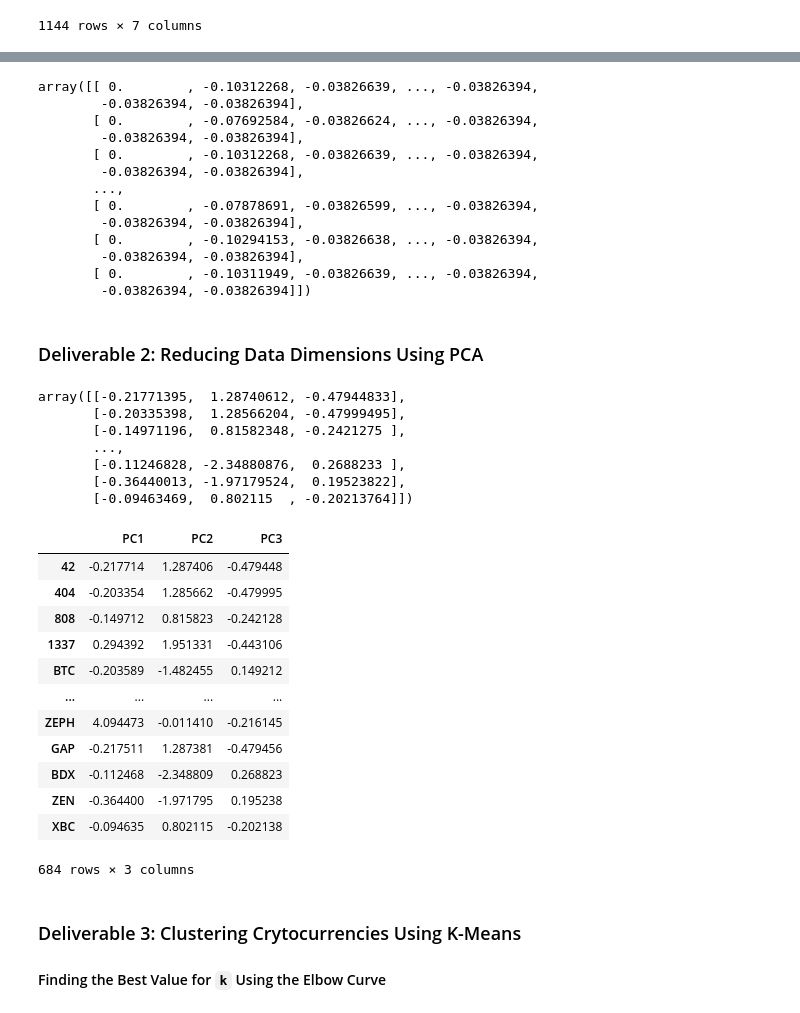
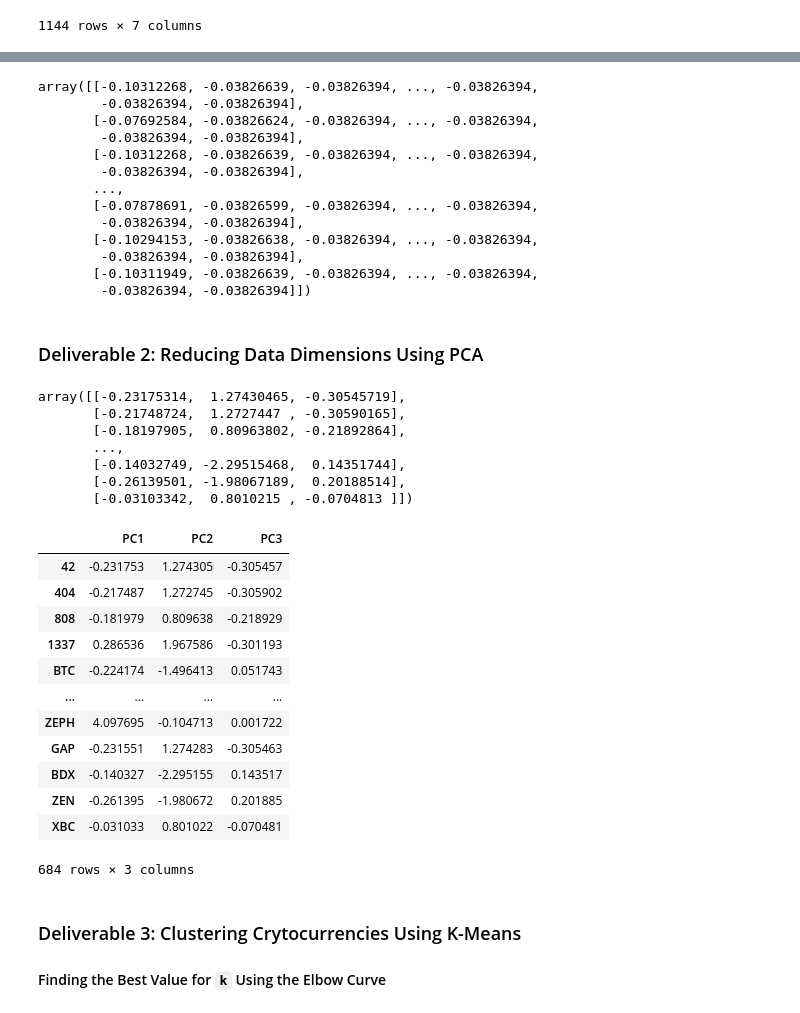
Before and after one commit to Fannstan/Cryptocurrencies, a Jupyter notebook: crypto_clustering.ipynb, the cells around one changed output, grey strips where cells are left out. Cells and saved outputs as stored; diff of their text form; code cells hidden in the pictures.

```diff
--- a/crypto_clustering.ipynb
+++ b/crypto_clustering.ipynb
@@ -73,6 +73,6 @@ crypto_df
 # %%
 # Remove the "IsTrading" column.
 # YOUR CODE HERE
-crypto_df = crypto_df[crypto_df["IsTrading"]==True]
+crypto_df = crypto_df.drop(columns="IsTrading")
 crypto_df
 # %% [output]
@@ -195,18 +212,18 @@ X.head()
 crypto_X_scaled = StandardScaler().fit_transform(X)
 crypto_X_scaled
 # %% [output]
-array([[ 0.        , -0.10312268, -0.03826639, ..., -0.03826394,
+array([[-0.10312268, -0.03826639, -0.03826394, ..., -0.03826394,
         -0.03826394, -0.03826394],
-       [ 0.        , -0.07692584, -0.03826624, ..., -0.03826394,
+       [-0.07692584, -0.03826624, -0.03826394, ..., -0.03826394,
         -0.03826394, -0.03826394],
-       [ 0.        , -0.10312268, -0.03826639, ..., -0.03826394,
+       [-0.10312268, -0.03826639, -0.03826394, ..., -0.03826394,
         -0.03826394, -0.03826394],
        ...,
-       [ 0.        , -0.07878691, -0.03826599, ..., -0.03826394,
+       [-0.07878691, -0.03826599, -0.03826394, ..., -0.03826394,
         -0.03826394, -0.03826394],
-       [ 0.        , -0.10294153, -0.03826638, ..., -0.03826394,
+       [-0.10294153, -0.03826638, -0.03826394, ..., -0.03826394,
         -0.03826394, -0.03826394],
-       [ 0.        , -0.10311949, -0.03826639, ..., -0.03826394,
+       [-0.10311949, -0.03826639, -0.03826394, ..., -0.03826394,
         -0.03826394, -0.03826394]])
 # %% [markdown]
 ### Deliverable 2: Reducing Data Dimensions Using PCA
@@ -217,31 +234,31 @@ pca = PCA(n_components=3)
 crypto_pca = pca.fit_transform(crypto_X_scaled)
 crypto_pca
 # %% [output]
-array([[-0.21771395,  1.28740612, -0.47944833],
-       [-0.20335398,  1.28566204, -0.47999495],
-       [-0.14971196,  0.81582348, -0.2421275 ],
+array([[-0.23175314,  1.27430465, -0.30545719],
+       [-0.21748724,  1.2727447 , -0.30590165],
+       [-0.18197905,  0.80963802, -0.21892864],
        ...,
-       [-0.11246828, -2.34880876,  0.2688233 ],
-       [-0.36440013, -1.97179524,  0.19523822],
-       [-0.09463469,  0.802115  , -0.20213764]])
+       [-0.14032749, -2.29515468,  0.14351744],
+       [-0.26139501, -1.98067189,  0.20188514],
+       [-0.03103342,  0.8010215 , -0.0704813 ]])
 # %%
 # Create a DataFrame with the three principal components.
 # YOUR CODE HERE
-crypto_pca_df = pd.DataFrame(data=crypto_pca, columns=["PC1", "PC2", "PC3"], index=crypto_df.index)
-crypto_pca_df
+pca_df = pd.DataFrame(data=crypto_pca, columns=["PC1", "PC2", "PC3"], index=crypto_df.index)
+pca_df
 # %% [output]
 |  | PC1 | PC2 | PC3 |
-| 42 | -0.217714 | 1.287406 | -0.479448 |
-| 404 | -0.203354 | 1.285662 | -0.479995 |
-| 808 | -0.149712 | 0.815823 | -0.242128 |
-| 1337 | 0.294392 | 1.951331 | -0.443106 |
-| BTC | -0.203589 | -1.482455 | 0.149212 |
+| 42 | -0.231753 | 1.274305 | -0.305457 |
+| 404 | -0.217487 | 1.272745 | -0.305902 |
+| 808 | -0.181979 | 0.809638 | -0.218929 |
+| 1337 | 0.286536 | 1.967586 | -0.301193 |
+| BTC | -0.224174 | -1.496413 | 0.051743 |
 | ... | ... | ... | ... |
-| ZEPH | 4.094473 | -0.011410 | -0.216145 |
-| GAP | -0.217511 | 1.287381 | -0.479456 |
-| BDX | -0.112468 | -2.348809 | 0.268823 |
-| ZEN | -0.364400 | -1.971795 | 0.195238 |
-| XBC | -0.094635 | 0.802115 | -0.202138 |
+| ZEPH | 4.097695 | -0.104713 | 0.001722 |
+| GAP | -0.231551 | 1.274283 | -0.305463 |
+| BDX | -0.140327 | -2.295155 | 0.143517 |
+| ZEN | -0.261395 | -1.980672 | 0.201885 |
+| XBC | -0.031033 | 0.801022 | -0.070481 |
 684 rows × 3 columns
 # %% [markdown]
 ### Deliverable 3: Clustering Crytocurrencies Using K-Means
```
Also changed, not shown: parts of 18 cells of this notebook.
